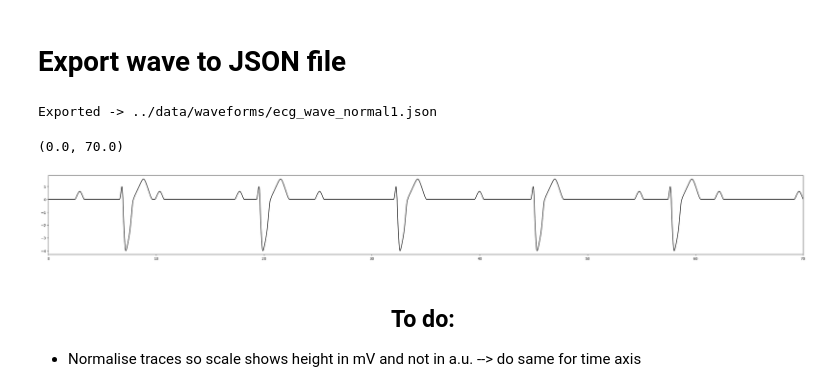
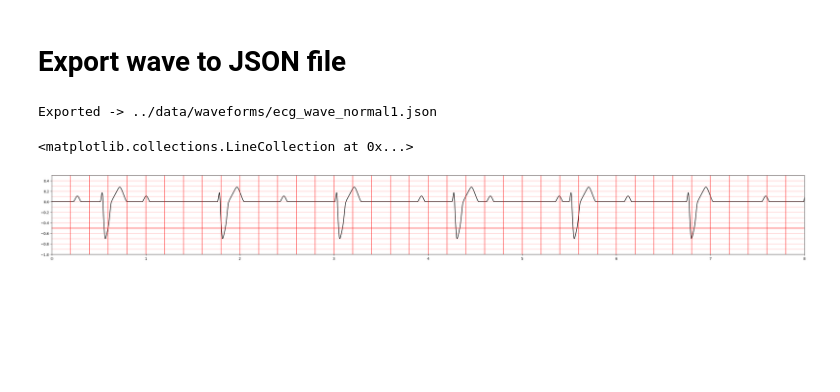
Before and after one commit to joonhaim/edupace, a Jupyter notebook: simulator-interface/ecg/ECG simulation - more organised version.ipynb, the cells around one changed output. Cells and saved outputs as stored; diff of their text form; code cells hidden in the pictures; blank space fills up the shorter version.

```diff
--- a/simulator-interface/ecg/ECG simulation - more organised version.ipynb
+++ b/simulator-interface/ecg/ECG simulation - more organised version.ipynb
@@ -520,10 +399,15 @@ def complete_AV_block(iterations):
         x_temp = storage[1,idx] #Take that specific x trace out of the storage array
         y_temp = storage[2,idx] #Take ordered y trace out of storage array
 
+        #Calculate the scaling factor in x
+        if i == 1:
+            scaling_factor_x = 0.8/np.max(x_temp)
+
         #Add wave for first index
         if i == 0:
             x = np.concatenate((x,x_temp),axis=0)
             y = np.concatenate((y,y_temp),axis=0)
+
 
         #Check if overlap for subsequent waves
         elif i > 0: #Only can check for index > 0
@@ -541,21 +425,45 @@ def complete_AV_block(iterations):
                 y = np.concatenate((y,y_temp),axis=0)
 
 
+
+
+    scaling_factor_y = (1.0+(np.random.random()*0.6-0.3))/(np.max(y)-np.min(y))
+    x *= scaling_factor_x
+    y *= scaling_factor_y
+
+
     return x, y
 # %%
 t = np.linspace(0,1,101)
-iterations = 10
+iterations = 20
 x,y = complete_AV_block(iterations)
 
 
 fig2, ax2 = plt.subplots(figsize=(38, 4))
 ax2.plot(x,y, color='black')
-ax2.set_xlim(0,70)
+ax2.set_xlim(0,8)
 #ax2.set_xlim(0, 6)
 #ax2.set_ylim(-1, 1)
+
+ax2.set_xlim(0, 8)
+ax2.set_ylim(-1, 0.5)
+
+# compute line positions
+big_lines_v = np.arange(0, 8, 0.2)
+small_lines_v = np.arange(0, 8, 0.04)
+big_lines_h = np.arange(-1.5, 1.5, 1)
+small_lines_h = np.arange(-1.5, 1.5, 0.1)
+
+ymin, ymax = ax2.get_ylim()
+xmin, xmax = ax2.get_xlim()
+
+# draw vertical lines (from ymin to ymax) in a single call each
+ax2.vlines(big_lines_v, ymin, ymax, colors='red', alpha=0.7, linewidth=1.5)
+ax.vlines(small_lines_v, ymin, ymax, colors='red', alpha=0.3, linewidth=1)
+
+# draw horizontal lines (from xmin to xmax)
+ax2.hlines(big_lines_h, xmin, xmax, colors='red', alpha=0.7, linewidth=1.5)
+ax2.hlines(small_lines_h, xmin, xmax, colors='red', alpha=0.3, linewidth=1)
 # %% [output]
-(0.0, 70.0)
+<matplotlib.collections.LineCollection at 0x...>
-[figure, old version]
+[figure, new version]
-# %% [markdown]
-##  <center> To do: <center> ##
-* Normalise traces so scale shows height in mV and not in a.u. --> do same for time axis
```
Also changed, not shown: parts of 2 cells of this notebook.
